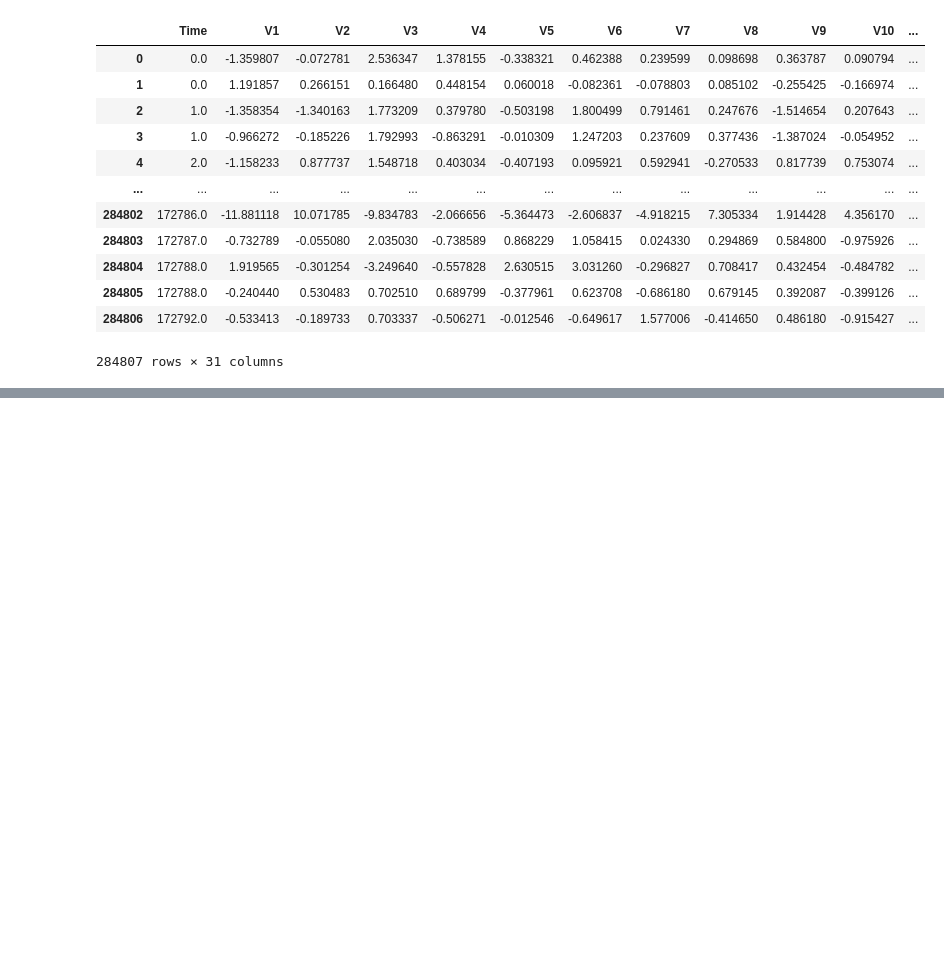
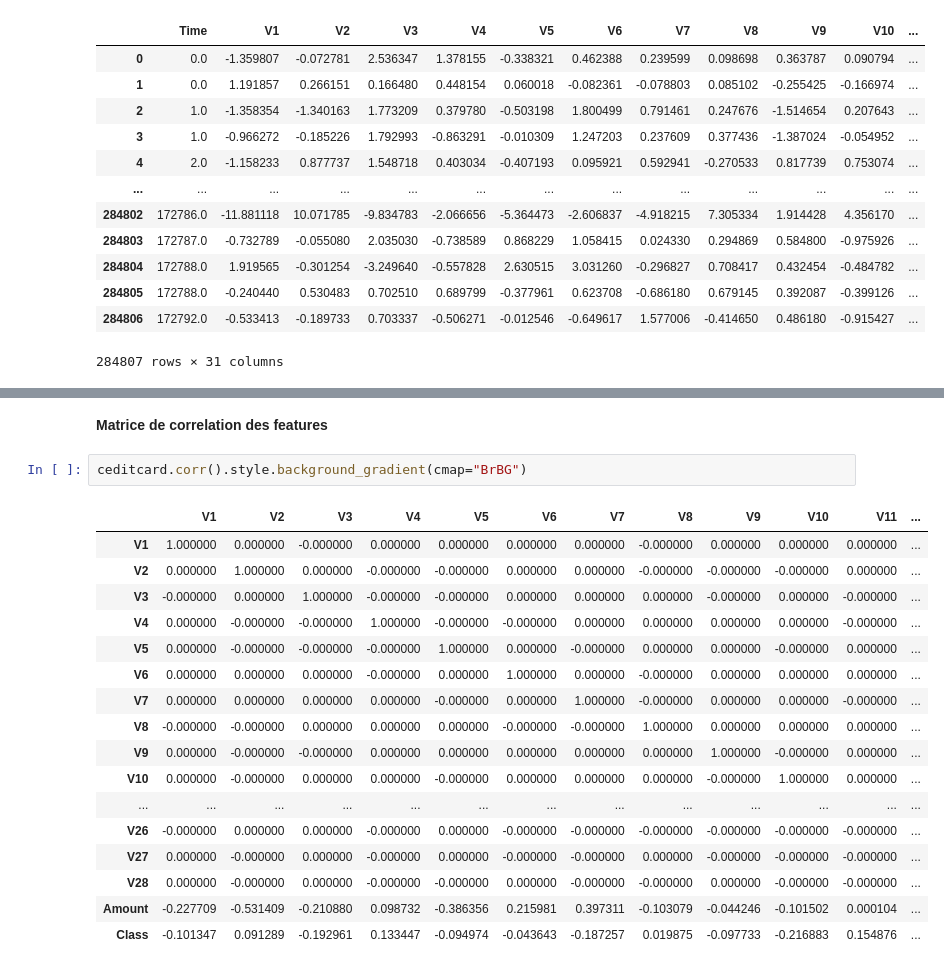
Before and after one commit to massinoLight/tp_AlgoBD, a Jupyter notebook: Tp3_AlgoBD.ipynb, the cells around one changed output, grey strips where cells are left out. Cells and saved outputs as stored; diff of their text form; blank space fills up the shorter version.

```diff
--- a/Tp3_AlgoBD.ipynb
+++ b/Tp3_AlgoBD.ipynb
@@ -309,0 +337,22 @@ ceditcard
+# %% [markdown]
+**Matrice de correlation des features**
+# %%
+ceditcard.corr().style.background_gradient(cmap="BrBG")
+# %% [output]
+|  | V1 | V2 | V3 | V4 | V5 | V6 | V7 | V8 | V9 | V10 | V11 | ... |
+| V1 | 1.000000 | 0.000000 | -0.000000 | 0.000000 | 0.000000 | 0.000000 | 0.000000 | -0.000000 | 0.000000 | 0.000000 | 0.000000 | ... |
+| V2 | 0.000000 | 1.000000 | 0.000000 | -0.000000 | -0.000000 | 0.000000 | 0.000000 | -0.000000 | -0.000000 | -0.000000 | 0.000000 | ... |
+| V3 | -0.000000 | 0.000000 | 1.000000 | -0.000000 | -0.000000 | 0.000000 | 0.000000 | 0.000000 | -0.000000 | 0.000000 | -0.000000 | ... |
+| V4 | 0.000000 | -0.000000 | -0.000000 | 1.000000 | -0.000000 | -0.000000 | 0.000000 | 0.000000 | 0.000000 | 0.000000 | -0.000000 | ... |
+| V5 | 0.000000 | -0.000000 | -0.000000 | -0.000000 | 1.000000 | 0.000000 | -0.000000 | 0.000000 | 0.000000 | -0.000000 | 0.000000 | ... |
+| V6 | 0.000000 | 0.000000 | 0.000000 | -0.000000 | 0.000000 | 1.000000 | 0.000000 | -0.000000 | 0.000000 | 0.000000 | 0.000000 | ... |
+| V7 | 0.000000 | 0.000000 | 0.000000 | 0.000000 | -0.000000 | 0.000000 | 1.000000 | -0.000000 | 0.000000 | 0.000000 | -0.000000 | ... |
+| V8 | -0.000000 | -0.000000 | 0.000000 | 0.000000 | 0.000000 | -0.000000 | -0.000000 | 1.000000 | 0.000000 | 0.000000 | 0.000000 | ... |
+| V9 | 0.000000 | -0.000000 | -0.000000 | 0.000000 | 0.000000 | 0.000000 | 0.000000 | 0.000000 | 1.000000 | -0.000000 | 0.000000 | ... |
+| V10 | 0.000000 | -0.000000 | 0.000000 | 0.000000 | -0.000000 | 0.000000 | 0.000000 | 0.000000 | -0.000000 | 1.000000 | 0.000000 | ... |
+| ... | ... | ... | ... | ... | ... | ... | ... | ... | ... | ... | ... | ... |
+| V26 | -0.000000 | 0.000000 | 0.000000 | -0.000000 | 0.000000 | -0.000000 | -0.000000 | -0.000000 | -0.000000 | -0.000000 | -0.000000 | ... |
+| V27 | 0.000000 | -0.000000 | 0.000000 | -0.000000 | 0.000000 | -0.000000 | -0.000000 | 0.000000 | -0.000000 | -0.000000 | -0.000000 | ... |
+| V28 | 0.000000 | -0.000000 | 0.000000 | -0.000000 | -0.000000 | 0.000000 | -0.000000 | -0.000000 | 0.000000 | -0.000000 | -0.000000 | ... |
+| Amount | -0.227709 | -0.531409 | -0.210880 | 0.098732 | -0.386356 | 0.215981 | 0.397311 | -0.103079 | -0.044246 | -0.101502 | 0.000104 | ... |
+| Class | -0.101347 | 0.091289 | -0.192961 | 0.133447 | -0.094974 | -0.043643 | -0.187257 | 0.019875 | -0.097733 | -0.216883 | 0.154876 | ... |
```
Also changed, not shown: parts of 17 cells of this notebook.
